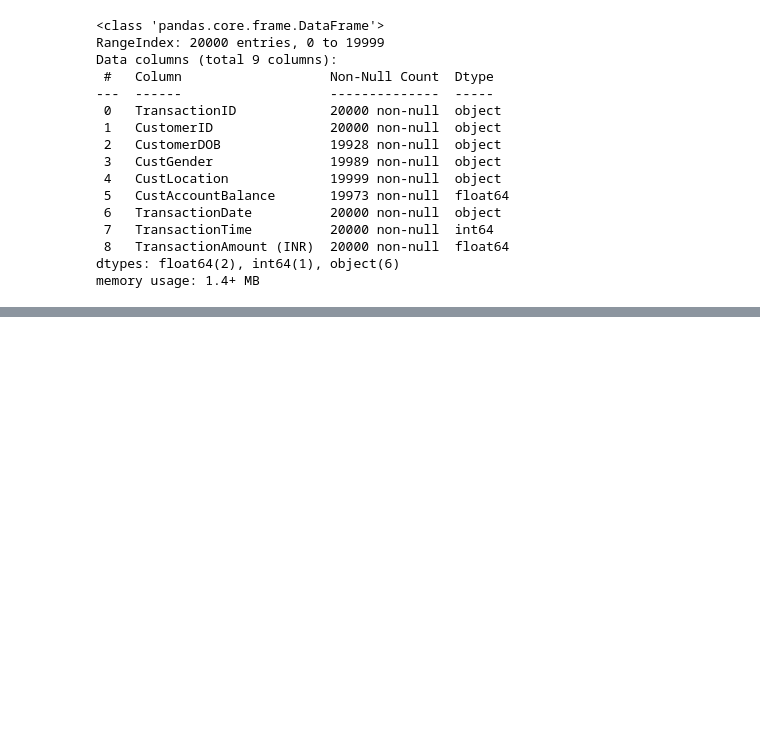
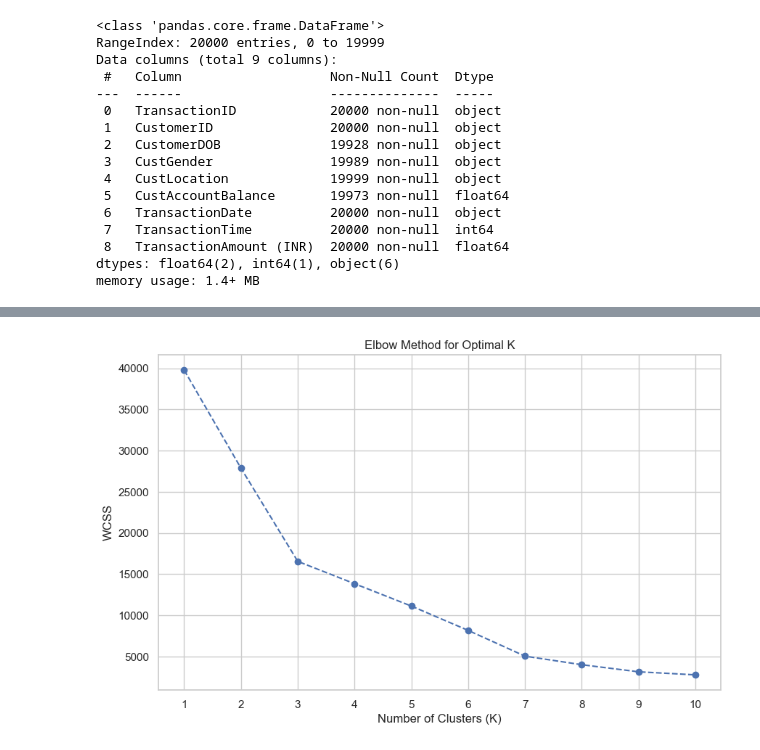
Before and after one commit to Ansareze/K-Means-Clustering, a Jupyter notebook: K-Means-Clustering.ipynb, the cells around one changed output, grey strips where cells are left out. Saved outputs shown, nothing was run; the diff lists cells and outputs as text; code cells hidden in the pictures; blank space fills up the shorter version.

```diff
--- a/K-Means-Clustering.ipynb
+++ b/K-Means-Clustering.ipynb
@@ -72,0 +79,18 @@ scaled_features = scaler.fit_transform(numeric_features)
+# %%
+# using elbow method to find the optimal number of clusters (K)
+wcss = []
+for i in range(1, 11):
+    kmeans = KMeans(n_clusters=i, init='k-means++' ,random_state=42)
+    kmeans.fit(scaled_features)
+    wcss.append(kmeans.inertia_)
+# %%
+# plot the elbow method graph
+plt.figure(figsize=(10, 6))
+plt.plot(range(1, 11), wcss, marker='o', linestyle='--')
+plt.title('Elbow Method for Optimal K')
+plt.xlabel('Number of Clusters (K)')
+plt.ylabel('WCSS')
+plt.xticks(range(1, 11))
+plt.show()
+# %% [output]
+[figure, added]
```
Also changed, not shown: parts of 3 cells of this notebook.
